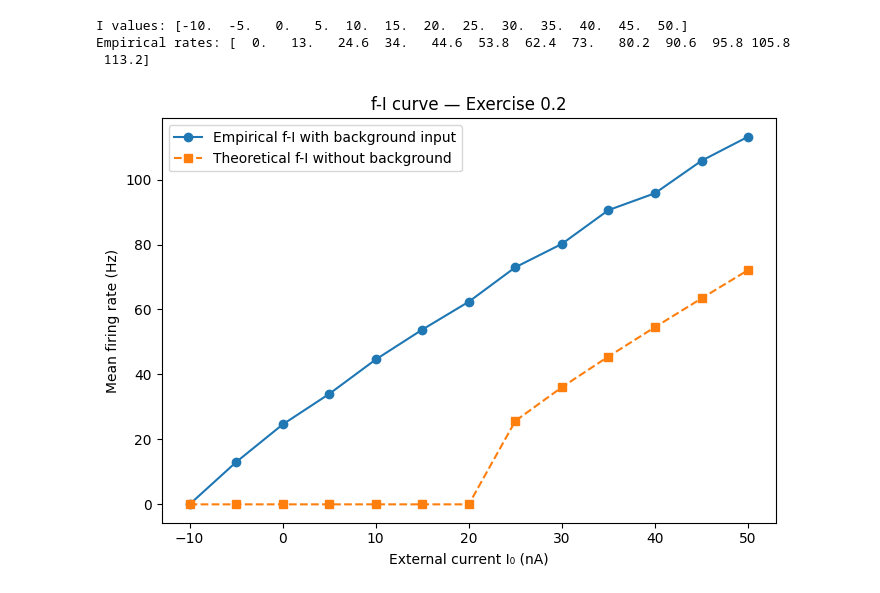
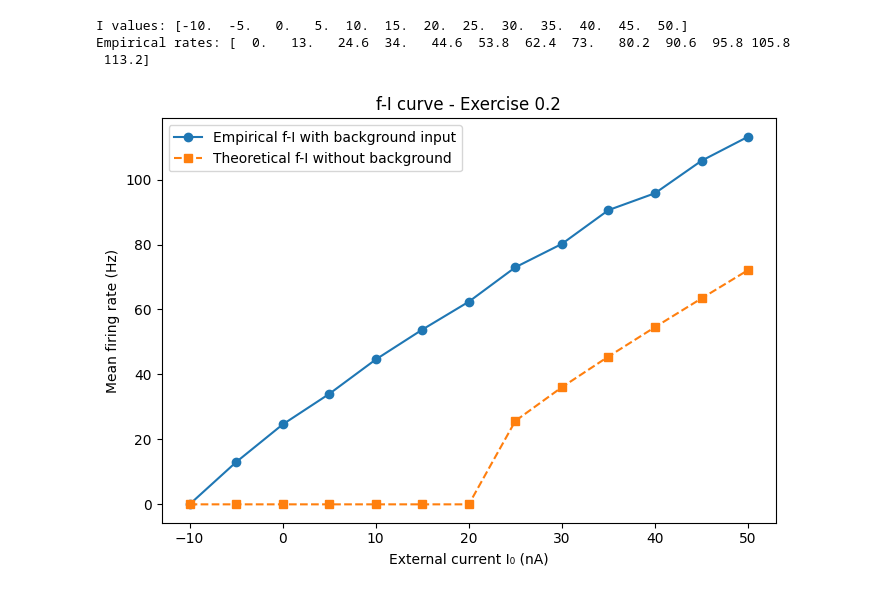
Before and after one commit to toscanerevillard/neuronal_dynamics, a Jupyter notebook: notebooks/ex0_lif.ipynb, the cells around one changed output. Saved outputs shown, nothing was run; the diff lists cells and outputs as text; code cells hidden in the pictures.

```diff
--- a/notebooks/ex0_lif.ipynb
+++ b/notebooks/ex0_lif.ipynb
@@ -386,32 +386,32 @@ Empirical rates: [  0.   13.   24.6  34.   44.6  53.8  62.4  73.   80.2  90.6  9
 # - Compute the theoretical f-I curve using the analytic LIF formula.
 # - Plot empirical firing rates from the stochastic population simulation.
 # - Plot theoretical firing rates from the deterministic single-neuron formula.
 # - Compare the curves visually.
 
 # What to say in Report:
 # “The empirical curve differs from the theoretical deterministic curve because
 # the simulation includes stochastic background input. This allows neurons to
 # fire even below the deterministic threshold and introduces variability in the
 # measured firing rates.”
 
 theoretical_rates = lif_theoretical_fi(
     I_values,
     tau_m=tau_m,
     R=R,
     theta=theta,
     u_reset=u_reset,
 )
 
 plt.figure(figsize=(7, 5))
 plt.plot(I_values, empirical_rates, "o-", label="Empirical f-I with background input")
 plt.plot(I_values, theoretical_rates, "s--", label="Theoretical f-I without background")
 plt.xlabel("External current I₀ (nA)")
 plt.ylabel("Mean firing rate (Hz)")
-plt.title("f-I curve — Exercise 0.2")
+plt.title("f-I curve - Exercise 0.2")
 plt.legend()
 plt.tight_layout()
 
 plt.savefig(FIGURES_DIR / "ex0_2_fi_curve.png", dpi=300)
 plt.show()
 # %% [output]
-[figure, old version]
+[figure, new version]
```
Also changed, not shown: 10 other files.
